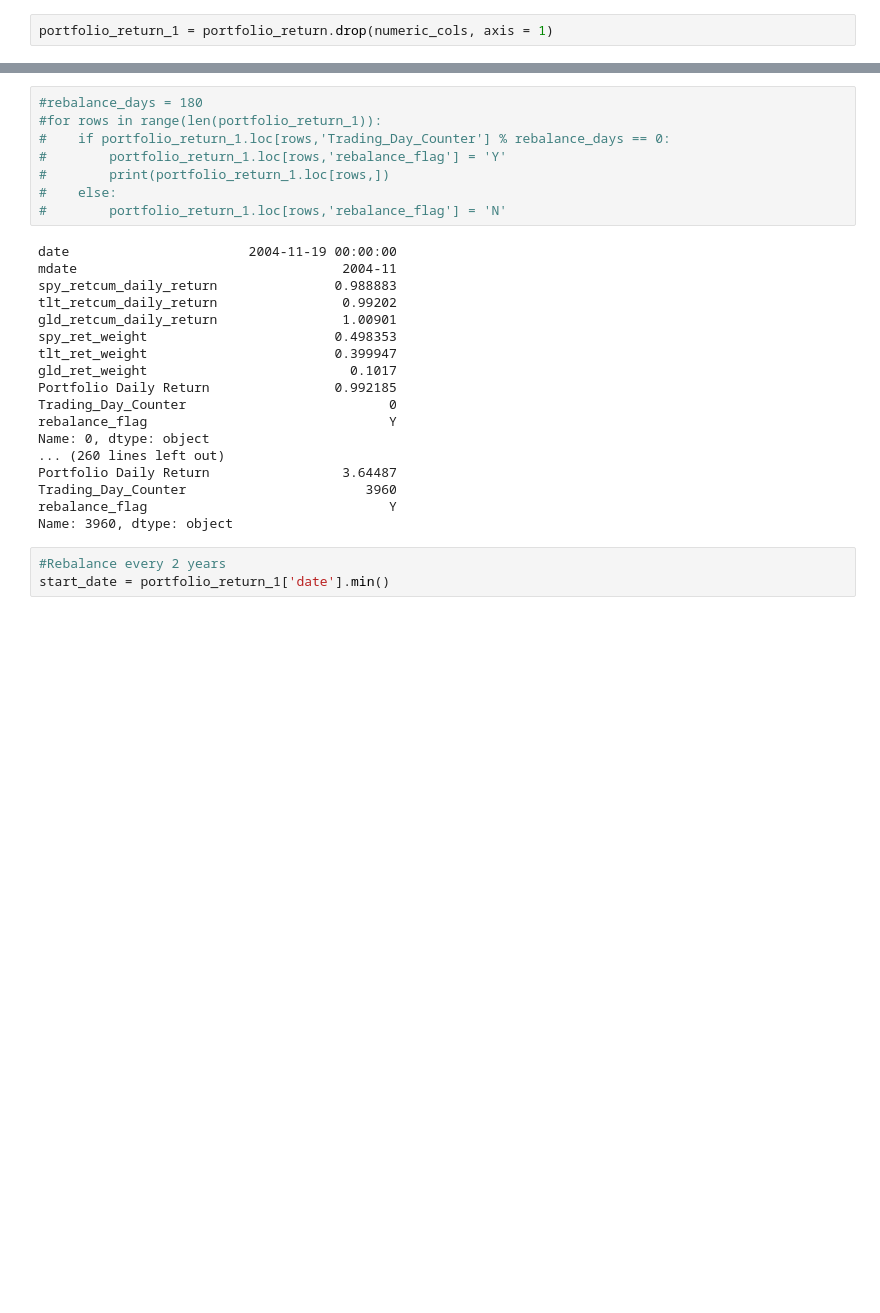
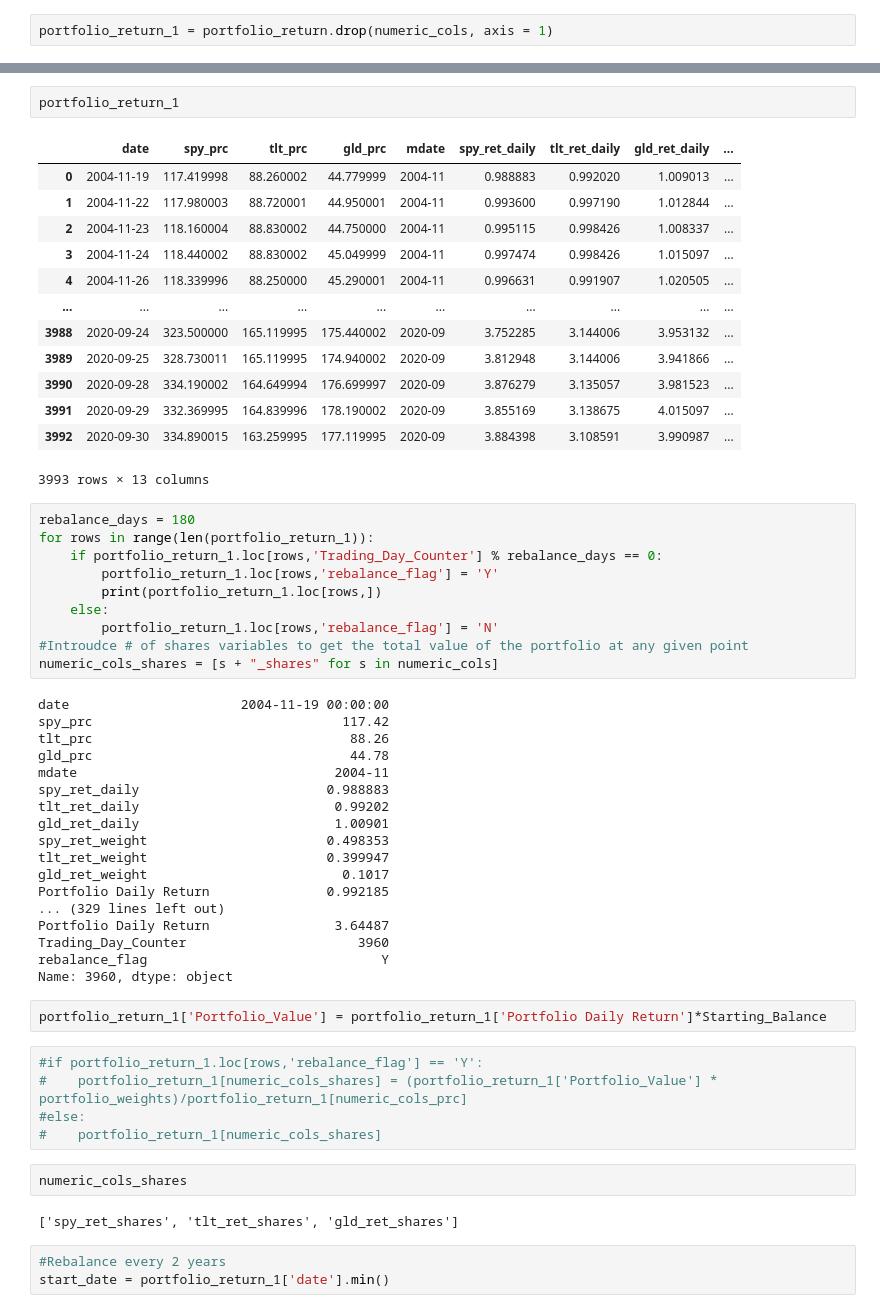
Before and after one commit to ningtong88/Capstone_TDAmeritrade, a Jupyter notebook: TDAmeritrade Portfolio Rebalancing.ipynb, the cells around one changed output, grey strips where cells are left out. Saved outputs shown, nothing was run; the diff lists cells and outputs as text; blank space fills up the shorter version.

```diff
--- a/TDAmeritrade Portfolio Rebalancing.ipynb
+++ b/TDAmeritrade Portfolio Rebalancing.ipynb
@@ -182,32 +177,61 @@ portfolio_return_1['Portfolio Daily Return'] = (portfolio_return_1.filter(like='
                                                 *portfolio_return_1.filter(like='ret_weight').to_numpy()).sum(axis=1)
 
 portfolio_return_1['Trading_Day_Counter'] = range(len(portfolio_return_1))
+# %%
+portfolio_return_1
+# %% [output]
+|  | date | spy_prc | tlt_prc | gld_prc | mdate | spy_ret_daily | tlt_ret_daily | gld_ret_daily | ... |
+| 0 | 2004-11-19 | 117.419998 | 88.260002 | 44.779999 | 2004-11 | 0.988883 | 0.992020 | 1.009013 | ... |
+| 1 | 2004-11-22 | 117.980003 | 88.720001 | 44.950001 | 2004-11 | 0.993600 | 0.997190 | 1.012844 | ... |
+| 2 | 2004-11-23 | 118.160004 | 88.830002 | 44.750000 | 2004-11 | 0.995115 | 0.998426 | 1.008337 | ... |
+| 3 | 2004-11-24 | 118.440002 | 88.830002 | 45.049999 | 2004-11 | 0.997474 | 0.998426 | 1.015097 | ... |
+| 4 | 2004-11-26 | 118.339996 | 88.250000 | 45.290001 | 2004-11 | 0.996631 | 0.991907 | 1.020505 | ... |
+| ... | ... | ... | ... | ... | ... | ... | ... | ... | ... |
+| 3988 | 2020-09-24 | 323.500000 | 165.119995 | 175.440002 | 2020-09 | 3.752285 | 3.144006 | 3.953132 | ... |
+| 3989 | 2020-09-25 | 328.730011 | 165.119995 | 174.940002 | 2020-09 | 3.812948 | 3.144006 | 3.941866 | ... |
+| 3990 | 2020-09-28 | 334.190002 | 164.649994 | 176.699997 | 2020-09 | 3.876279 | 3.135057 | 3.981523 | ... |
+| 3991 | 2020-09-29 | 332.369995 | 164.839996 | 178.190002 | 2020-09 | 3.855169 | 3.138675 | 4.015097 | ... |
+| 3992 | 2020-09-30 | 334.890015 | 163.259995 | 177.119995 | 2020-09 | 3.884398 | 3.108591 | 3.990987 | ... |
+3993 rows × 13 columns
 # %%
-#rebalance_days = 180
-#for rows in range(len(portfolio_return_1)):
-#    if portfolio_return_1.loc[rows,'Trading_Day_Counter'] % rebalance_days == 0:
-#        portfolio_return_1.loc[rows,'rebalance_flag'] = 'Y'
-#        print(portfolio_return_1.loc[rows,])
-#    else:
-#        portfolio_return_1.loc[rows,'rebalance_flag'] = 'N'
+rebalance_days = 180
+for rows in range(len(portfolio_return_1)):
+    if portfolio_return_1.loc[rows,'Trading_Day_Counter'] % rebalance_days == 0:
+        portfolio_return_1.loc[rows,'rebalance_flag'] = 'Y'
+        print(portfolio_return_1.loc[rows,])
+    else:
+        portfolio_return_1.loc[rows,'rebalance_flag'] = 'N'
+#Introudce # of shares variables to get the total value of the portfolio at any given point
+numeric_cols_shares = [s + "_shares" for s in numeric_cols]
 # %% [output]
-date                       2004-11-19 00:00:00
-mdate                                  2004-11
-spy_retcum_daily_return               0.988883
-tlt_retcum_daily_return                0.99202
-gld_retcum_daily_return                1.00901
-spy_ret_weight                        0.498353
-tlt_ret_weight                        0.399947
-gld_ret_weight                          0.1017
-Portfolio Daily Return                0.992185
-Trading_Day_Counter                          0
-rebalance_flag                               Y
-Name: 0, dtype: object
-... (260 lines left out)
-Portfolio Daily Return                 3.64487
-Trading_Day_Counter                       3960
-rebalance_flag                               Y
+date                      2004-11-19 00:00:00
+spy_prc                                117.42
+tlt_prc                                 88.26
+gld_prc                                 44.78
+mdate                                 2004-11
+spy_ret_daily                        0.988883
+tlt_ret_daily                         0.99202
+gld_ret_daily                         1.00901
+spy_ret_weight                       0.498353
+tlt_ret_weight                       0.399947
+gld_ret_weight                         0.1017
+Portfolio Daily Return               0.992185
+... (329 lines left out)
+Portfolio Daily Return                3.64487
+Trading_Day_Counter                      3960
+rebalance_flag                              Y
 Name: 3960, dtype: object
+# %%
+portfolio_return_1['Portfolio_Value'] = portfolio_return_1['Portfolio Daily Return']*Starting_Balance
+# %%
+#if portfolio_return_1.loc[rows,'rebalance_flag'] == 'Y':
+#    portfolio_return_1[numeric_cols_shares] = (portfolio_return_1['Portfolio_Value'] * portfolio_weights)/portfolio_return_1[numeric_cols_prc]
+#else:
+#    portfolio_return_1[numeric_cols_shares]
+# %%
+numeric_cols_shares
+# %% [output]
+['spy_ret_shares', 'tlt_ret_shares', 'gld_ret_shares']
 # %%
 #Rebalance every 2 years
 start_date = portfolio_return_1['date'].min()
```
Also changed, not shown: parts of 16 cells of this notebook.
